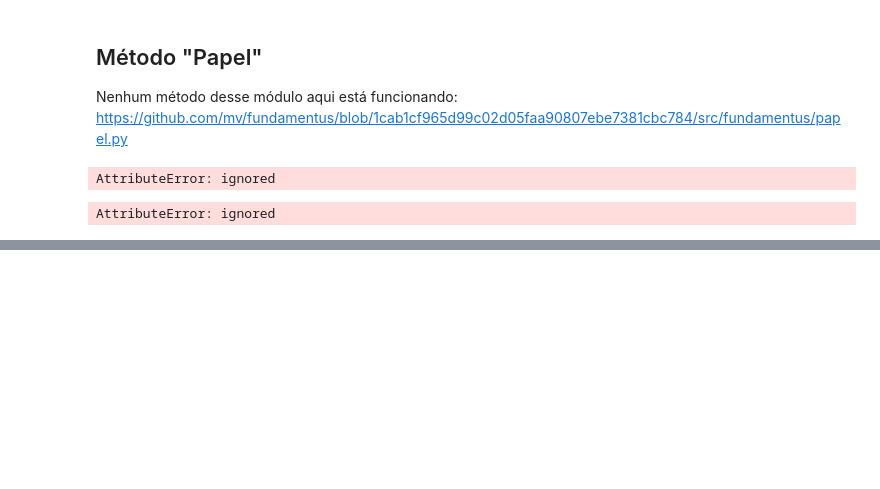
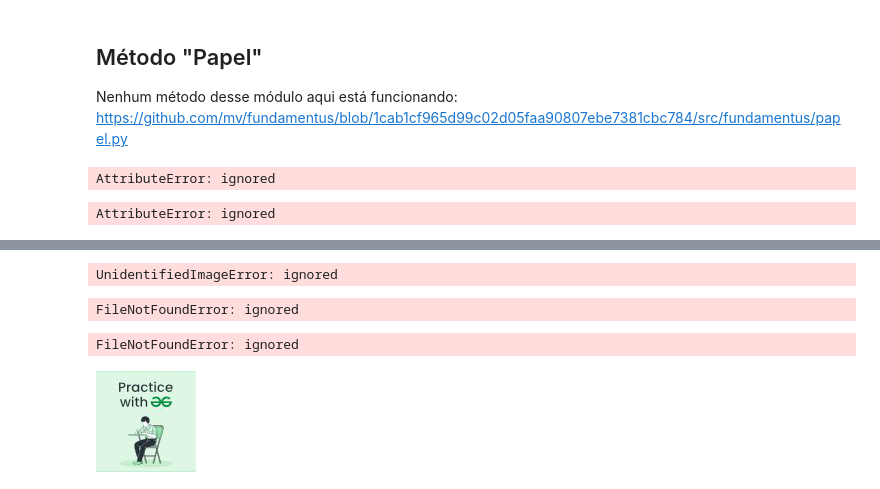
Before and after one commit to victorncg/financas_quantitativas, a Jupyter notebook: Exploração_da_API_Fundamentus.ipynb, the cells around one changed output, grey strips where cells are left out. Drawn from its saved outputs; the diff is of its cells as text; code cells hidden in the pictures; blank space fills up the shorter version.

```diff
--- a/Exploração_da_API_Fundamentus.ipynb
+++ b/Exploração_da_API_Fundamentus.ipynb
@@ -258,0 +294,2 @@ AttributeError: ignored
+# %%
+url = 'https://media.geeksforgeeks.org/wp-content/post-ads-banner/2022-07-27-23-40-15-image.png'
@@ -258,0 +320,11 @@ AttributeError: ignored
+# %%
+
+
+from PIL import Image
+import requests
+from io import BytesIO
+
+response = requests.get(url)
+img = Image.open(BytesIO(response.content))
+# %% [output]
+UnidentifiedImageError: ignored
@@ -258,0 +333,14 @@ AttributeError: ignored
+# %%
+url = 'https://www.fundamentus.com.br/' + images[2]['src']
+
+byteImgIO = io.BytesIO()
+byteImg = Image.open(url)
+# %% [output]
+FileNotFoundError: ignored
+# %%
+
+byteImg.save(byteImgIO, "PNG")
+byteImgIO.seek(0)
+byteImg = byteImgIO.read()
+# %% [output]
+FileNotFoundError: ignored
@@ -258,0 +350,4 @@ AttributeError: ignored
+# %%
+img
+# %% [output]
+[figure, added]
```
Also changed, not shown: parts of 12 cells of this notebook.
